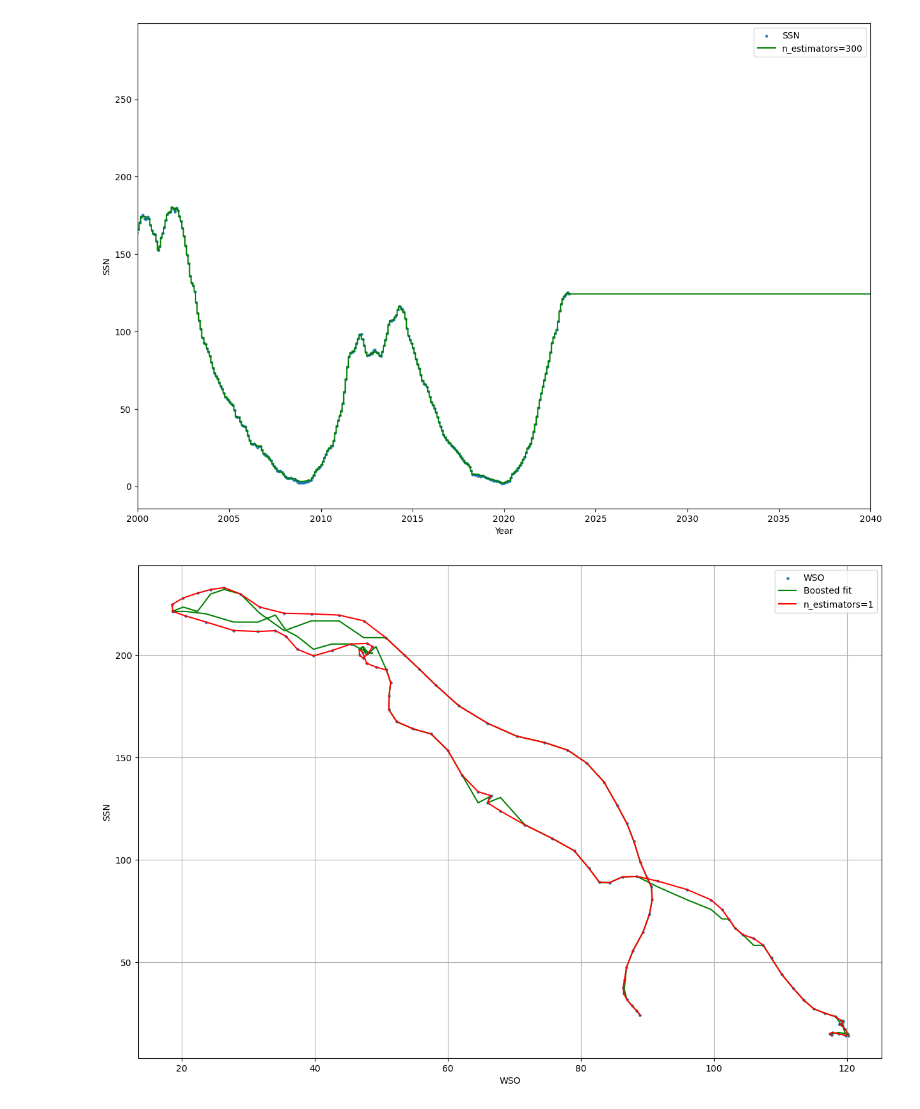
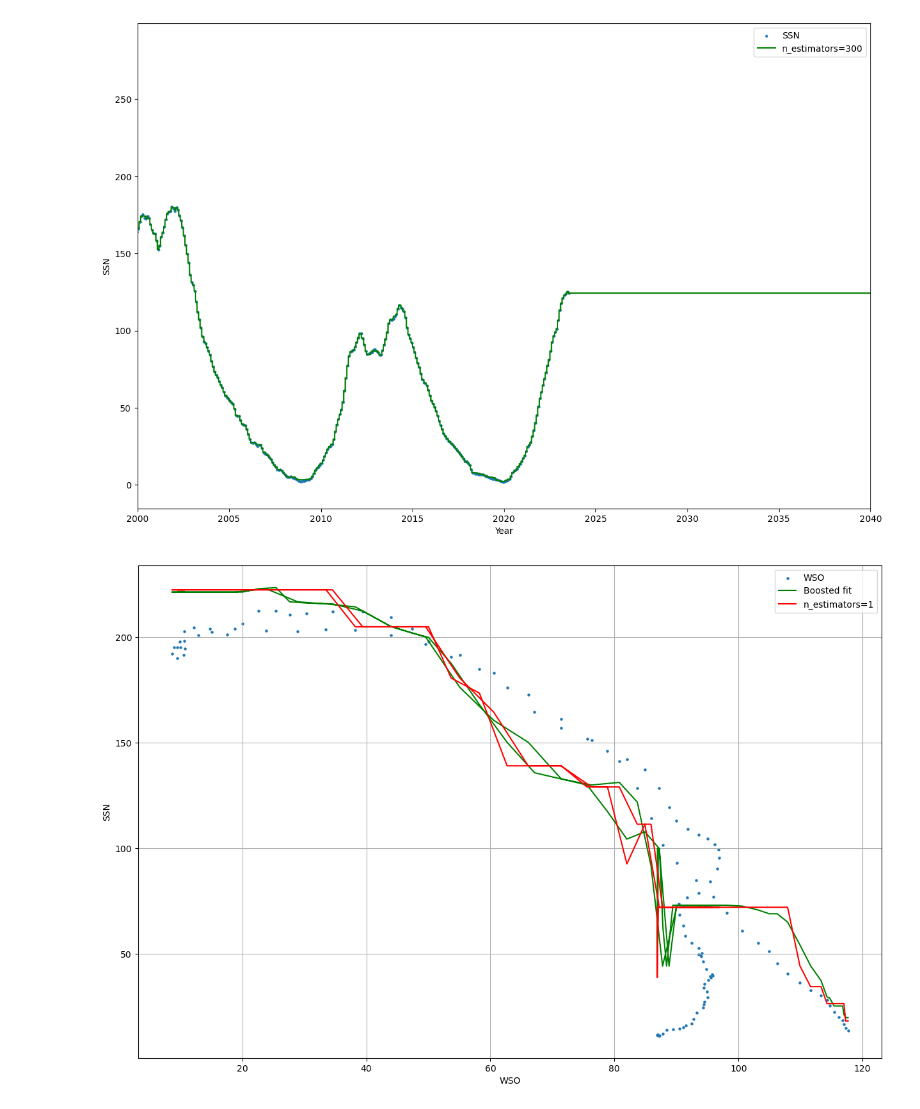
Before and after one commit to Focus9752/Solpletter_projekt, a Jupyter notebook: Magnus carlsen/NN.ipynb, the cells around one changed output. Drawn from its saved outputs; the diff is of its cells as text; code cells hidden in the pictures.

```diff
--- a/Magnus carlsen/NN.ipynb
+++ b/Magnus carlsen/NN.ipynb
@@ -116,35 +116,35 @@ SSN = SSN_cycles[0][:, 1]
 TIME = wso_cycles[0][:, 0]
 
 WSOf = WSO
 
 with parallel_backend('threading', n_jobs=1):
     WSOf = WSOf[:, np.newaxis]
 
-    regr_1 = DecisionTreeRegressor(max_depth=None)
-    regr_2 = AdaBoostRegressor(DecisionTreeRegressor(max_depth=None), n_estimators=300)
+    regr_1 = DecisionTreeRegressor(max_depth=4)
+    regr_2 = AdaBoostRegressor(DecisionTreeRegressor(max_depth=4), n_estimators=30)
 
     regr_1.fit(WSOf, SSN)
     regr_2.fit(WSOf, SSN)
 
 # Predict
-X_test = wso_cycles[0][:, 1]
+X_test = wso_cycles[1][:, 1]
 X_test = X_test[:, np.newaxis]
 
-Y_test = SSN_cycles[0][:, 1]
+Y_test = SSN_cycles[1][:, 1]
 
 y_1 = regr_1.predict(X_test)
 y_2 = regr_2.predict(X_test)
 
 # Plot og sammenlign fits
 plt.figure(figsize=(15, 10))
 plt.scatter(X_test[:, 0], Y_test, label='WSO', s=ScatterSize)
 plt.plot(X_test, y_2, label="Boosted fit", color='g')
 plt.plot(X_test, y_1, label="n_estimators=1", color='r')
 plt.xlabel('WSO')
 plt.ylabel('SSN')
 
 plt.grid(True)
 plt.legend()
 plt.show()
 # %% [output]
-[figure, old version]
+[figure, new version]
```
Also changed, not shown: 2 other files.
